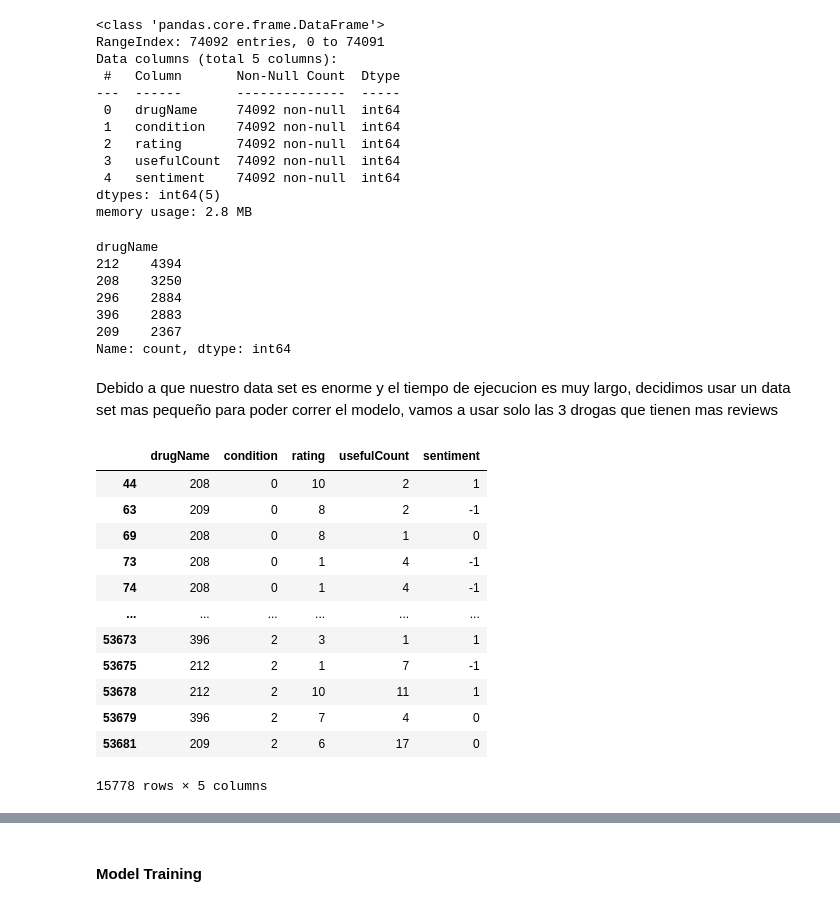
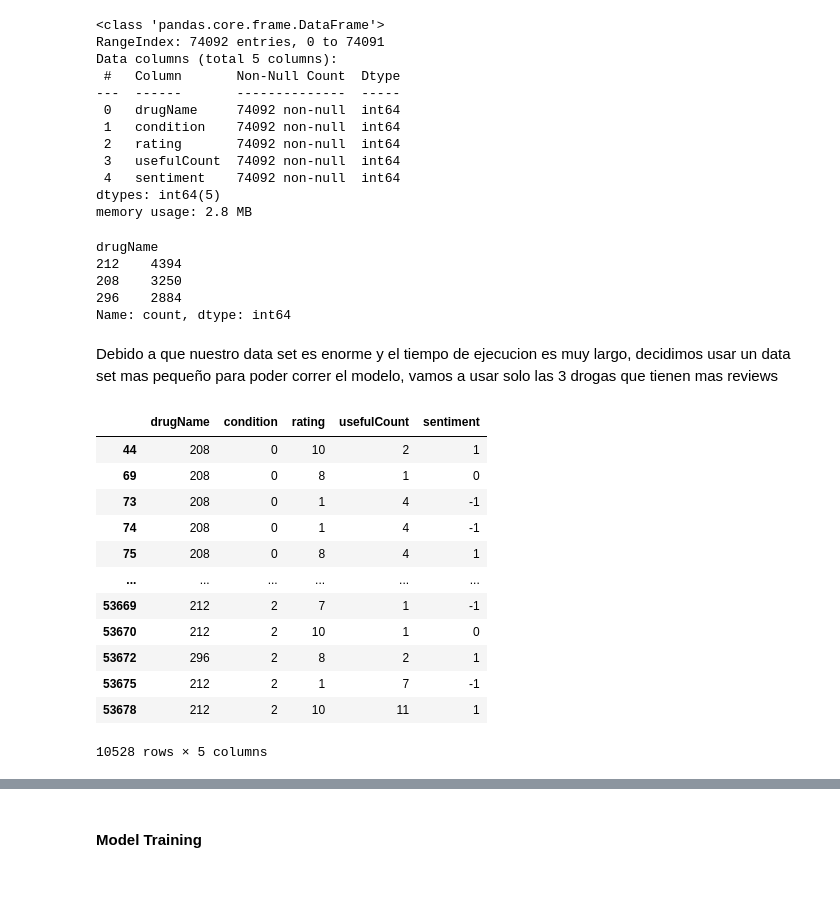
Before and after one commit to juanfranciscocis/Medicine_Recomendation, a Jupyter notebook: avance_proyecto.ipynb, the cells around one changed output, grey strips where cells are left out. Saved outputs shown, nothing was run; the diff lists cells and outputs as text; code cells hidden in the pictures.

```diff
--- a/avance_proyecto.ipynb
+++ b/avance_proyecto.ipynb
@@ -722,32 +725,30 @@ dtypes: int64(5)
 memory usage: 2.8 MB
 # %%
 # from the drug name show only the 3 drugs with more reviews
-df['drugName'].value_counts().head()
+df['drugName'].value_counts().head(3)
 # %% [output]
 drugName
 212    4394
 208    3250
 296    2884
-396    2883
-209    2367
 Name: count, dtype: int64
 # %% [markdown]
 Debido a que nuestro data set es enorme y el tiempo de ejecucion es muy largo, decidimos usar un data set mas pequeño para poder correr el modelo, vamos a usar solo las 3 drogas que tienen mas reviews
 # %%
 # df will have only the 3 drugs with more reviews, 212,208,296, drop all the rows with the other drugs
-df = df[df['drugName'].isin([212,208,296,396,209])]
+df = df[df['drugName'].isin([212,208,296])]
 df
 # %% [output]
 |  | drugName | condition | rating | usefulCount | sentiment |
 | 44 | 208 | 0 | 10 | 2 | 1 |
-| 63 | 209 | 0 | 8 | 2 | -1 |
 | 69 | 208 | 0 | 8 | 1 | 0 |
 | 73 | 208 | 0 | 1 | 4 | -1 |
 | 74 | 208 | 0 | 1 | 4 | -1 |
+| 75 | 208 | 0 | 8 | 4 | 1 |
 | ... | ... | ... | ... | ... | ... |
-| 53673 | 396 | 2 | 3 | 1 | 1 |
+| 53669 | 212 | 2 | 7 | 1 | -1 |
+| 53670 | 212 | 2 | 10 | 1 | 0 |
+| 53672 | 296 | 2 | 8 | 2 | 1 |
 | 53675 | 212 | 2 | 1 | 7 | -1 |
 | 53678 | 212 | 2 | 10 | 11 | 1 |
-| 53679 | 396 | 2 | 7 | 4 | 0 |
-| 53681 | 209 | 2 | 6 | 17 | 0 |
-15778 rows × 5 columns
+10528 rows × 5 columns
```
Also changed, not shown: parts of 14 cells of this notebook.
